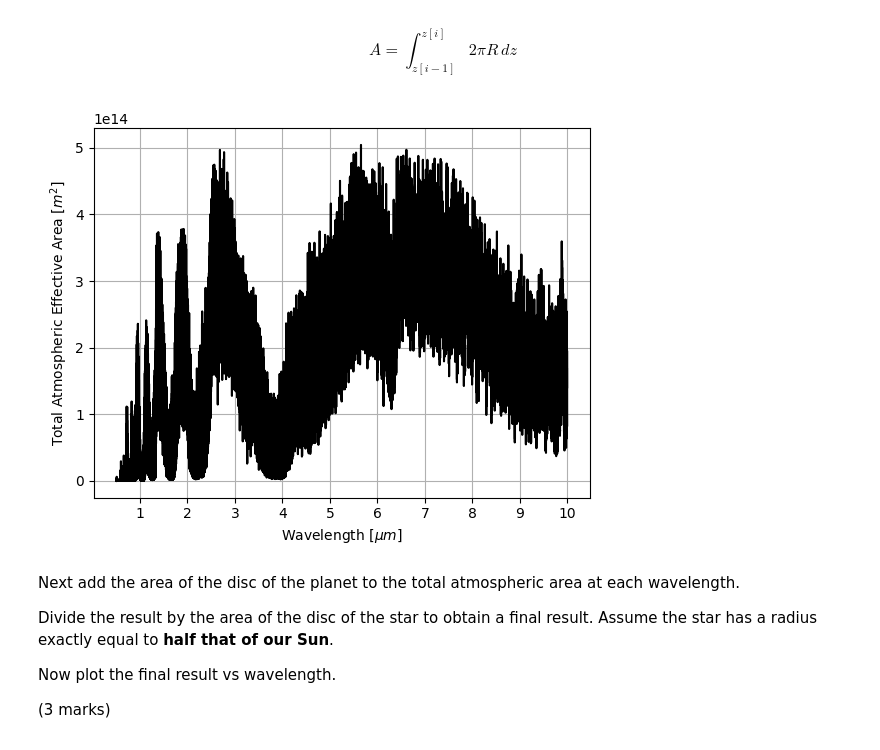
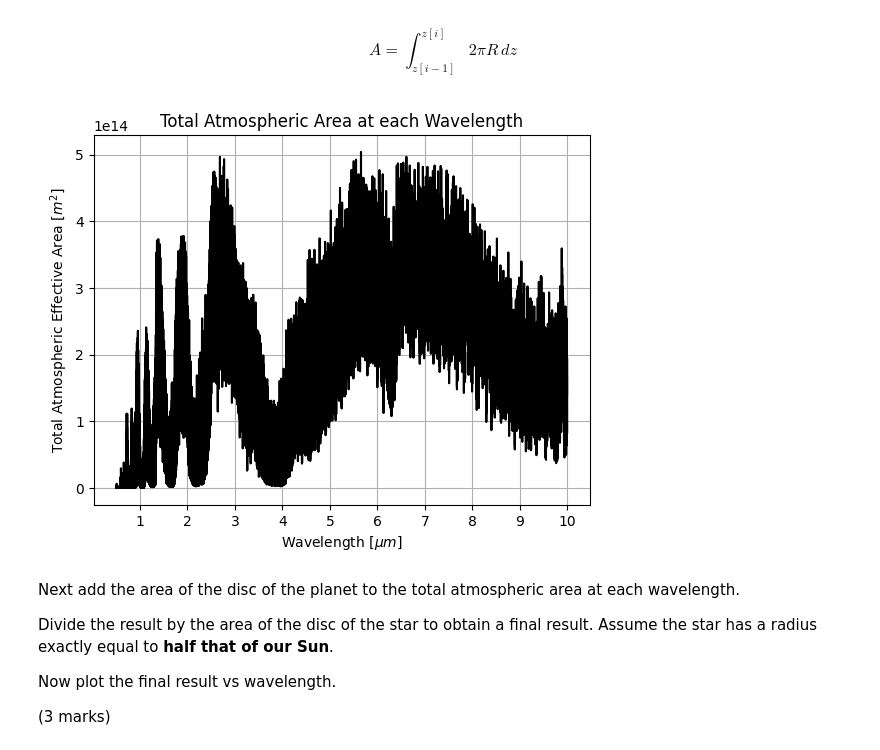
Before and after one commit to Huw-Riley/Exoplanets, a Jupyter notebook: PXT145_CA2.ipynb, the cells around one changed output. Saved outputs shown, nothing was run; the diff lists cells and outputs as text; code cells hidden in the pictures.

```diff
--- a/PXT145_CA2.ipynb
+++ b/PXT145_CA2.ipynb
@@ -510,12 +510,13 @@ A_eff_1D = np.sum(A_eff, axis=0)
 # %%
 plt.plot(wl, A_eff_1D, 'k-')
 plt.xlabel('Wavelength [$\mu m$]')
 plt.ylabel('Total Atmospheric Effective Area [$m^2$]')
+plt.title('Total Atmospheric Area at each Wavelength')
 plt.grid(True)
 plt.xticks(x)
 plt.show()
 # %% [output]
-[figure, old version]
+[figure, new version]
 # %% [markdown]
 Next add the area of the disc of the planet to the total atmospheric area at each wavelength.
 
```
Also changed, not shown: parts of 4 cells of this notebook.
